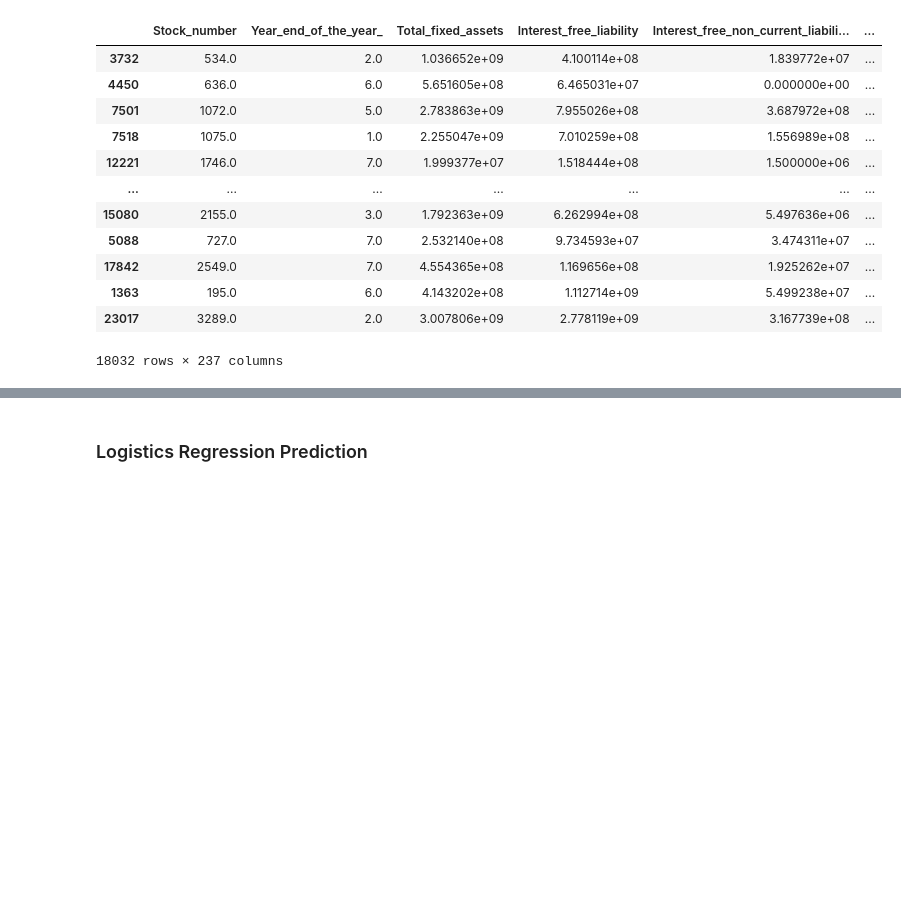
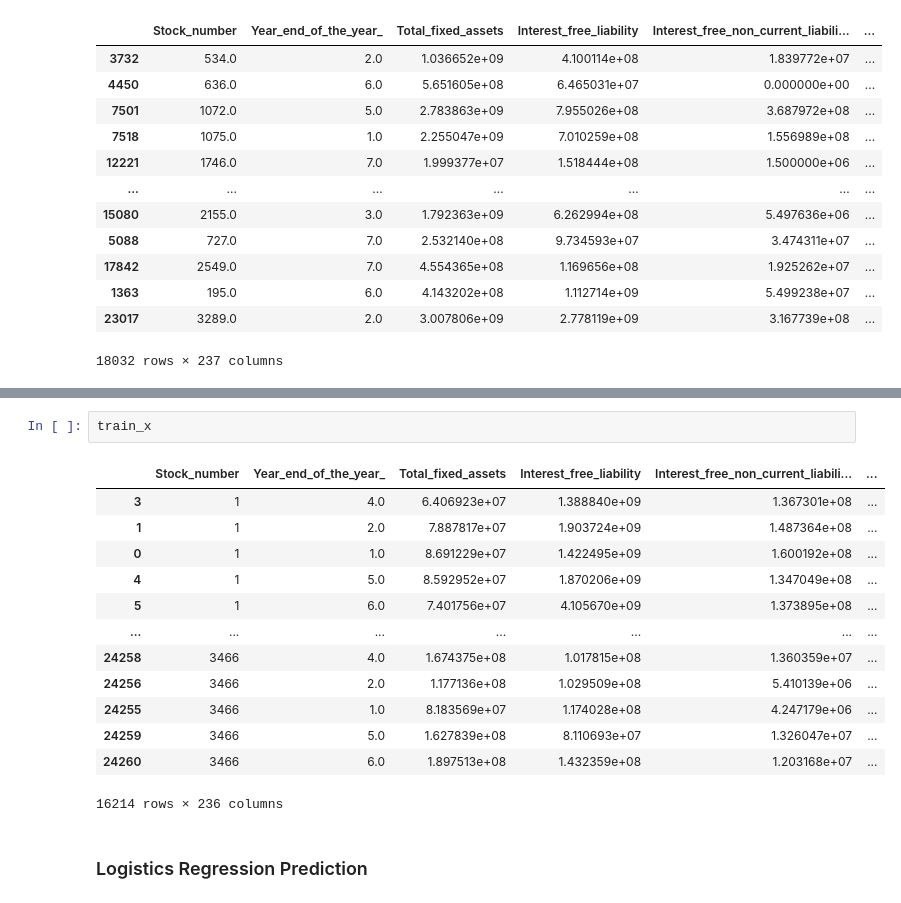
Before and after one commit to yunmeng-genius/IS5126G1, a Jupyter notebook: main.ipynb, the cells around one changed output, grey strips where cells are left out. Cells and saved outputs as stored; diff of their text form; blank space fills up the shorter version.

```diff
--- a/main.ipynb
+++ b/main.ipynb
@@ -332,3 +365,19 @@ train
+# %%
+train_x
+# %% [output]
+|  | Stock_number | Year_end_of_the_year_ | Total_fixed_assets | Interest_free_liability | Interest_free_non_current_liabili... | ... |
+| 3 | 1 | 4.0 | 6.406923e+07 | 1.388840e+09 | 1.367301e+08 | ... |
+| 1 | 1 | 2.0 | 7.887817e+07 | 1.903724e+09 | 1.487364e+08 | ... |
+| 0 | 1 | 1.0 | 8.691229e+07 | 1.422495e+09 | 1.600192e+08 | ... |
+| 4 | 1 | 5.0 | 8.592952e+07 | 1.870206e+09 | 1.347049e+08 | ... |
+| 5 | 1 | 6.0 | 7.401756e+07 | 4.105670e+09 | 1.373895e+08 | ... |
+| ... | ... | ... | ... | ... | ... | ... |
+| 24258 | 3466 | 4.0 | 1.674375e+08 | 1.017815e+08 | 1.360359e+07 | ... |
+| 24256 | 3466 | 2.0 | 1.177136e+08 | 1.029509e+08 | 5.410139e+06 | ... |
+| 24255 | 3466 | 1.0 | 8.183569e+07 | 1.174028e+08 | 4.247179e+06 | ... |
+| 24259 | 3466 | 5.0 | 1.627839e+08 | 8.110693e+07 | 1.326047e+07 | ... |
+| 24260 | 3466 | 6.0 | 1.897513e+08 | 1.432359e+08 | 1.203168e+07 | ... |
+16214 rows × 236 columns
 # %% [markdown]
 ### Logistics Regression Prediction
 # %%
```
Also changed, not shown: parts of 5 cells of this notebook.
